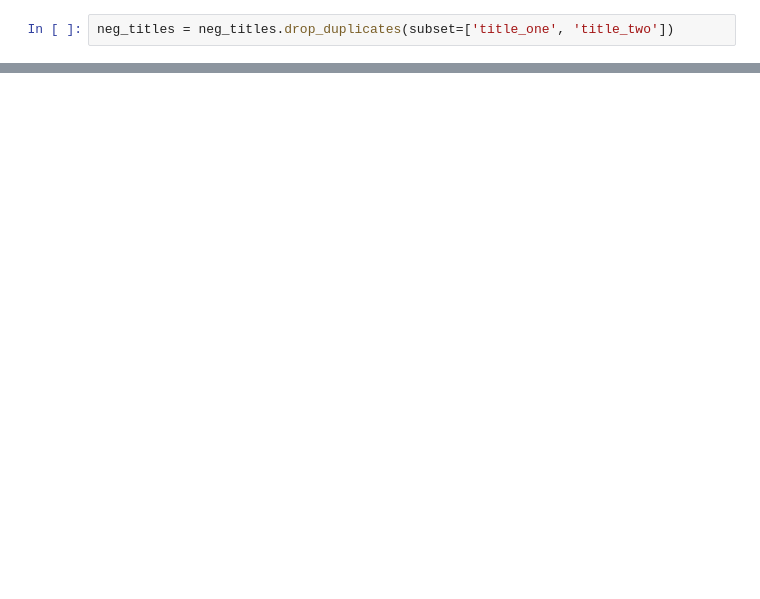
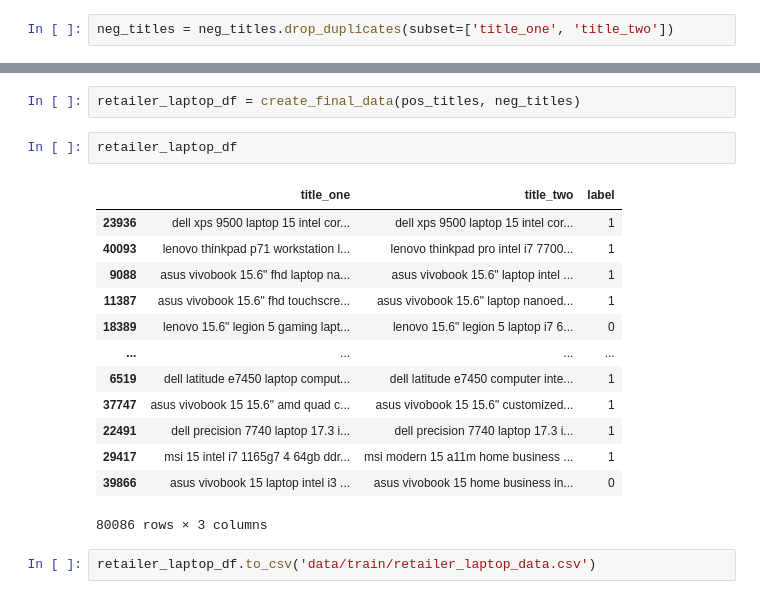
Before and after one commit to Mascerade/supervised-product-matching, a Jupyter notebook: RetailerDataCreation.ipynb, the cells around one changed output, grey strips where cells are left out. Drawn from its saved outputs; the diff is of its cells as text; blank space fills up the shorter version.

```diff
--- a/RetailerDataCreation.ipynb
+++ b/RetailerDataCreation.ipynb
@@ -499,0 +500,20 @@ neg_titles
+# %%
+retailer_laptop_df = create_final_data(pos_titles, neg_titles)
+# %%
+retailer_laptop_df
+# %% [output]
+|  | title_one | title_two | label |
+| 23936 | dell xps 9500 laptop 15 intel cor... | dell xps 9500 laptop 15 intel cor... | 1 |
+| 40093 | lenovo thinkpad p71 workstation l... | lenovo thinkpad pro intel i7 7700... | 1 |
+| 9088 | asus vivobook 15.6" fhd laptop na... | asus vivobook 15.6" laptop intel ... | 1 |
+| 11387 | asus vivobook 15.6" fhd touchscre... | asus vivobook 15.6" laptop nanoed... | 1 |
+| 18389 | lenovo 15.6" legion 5 gaming lapt... | lenovo 15.6" legion 5 laptop i7 6... | 0 |
+| ... | ... | ... | ... |
+| 6519 | dell latitude e7450 laptop comput... | dell latitude e7450 computer inte... | 1 |
+| 37747 | asus vivobook 15 15.6" amd quad c... | asus vivobook 15 15.6" customized... | 1 |
+| 22491 | dell precision 7740 laptop 17.3 i... | dell precision 7740 laptop 17.3 i... | 1 |
+| 29417 | msi 15 intel i7 1165g7 4 64gb ddr... | msi modern 15 a11m home business ... | 1 |
+| 39866 | asus vivobook 15 laptop intel i3 ... | asus vivobook 15 home business in... | 0 |
+80086 rows × 3 columns
+# %%
+retailer_laptop_df.to_csv('data/train/retailer_laptop_data.csv')
```
Also changed, not shown: parts of 14 cells of this notebook, 3 other files.
